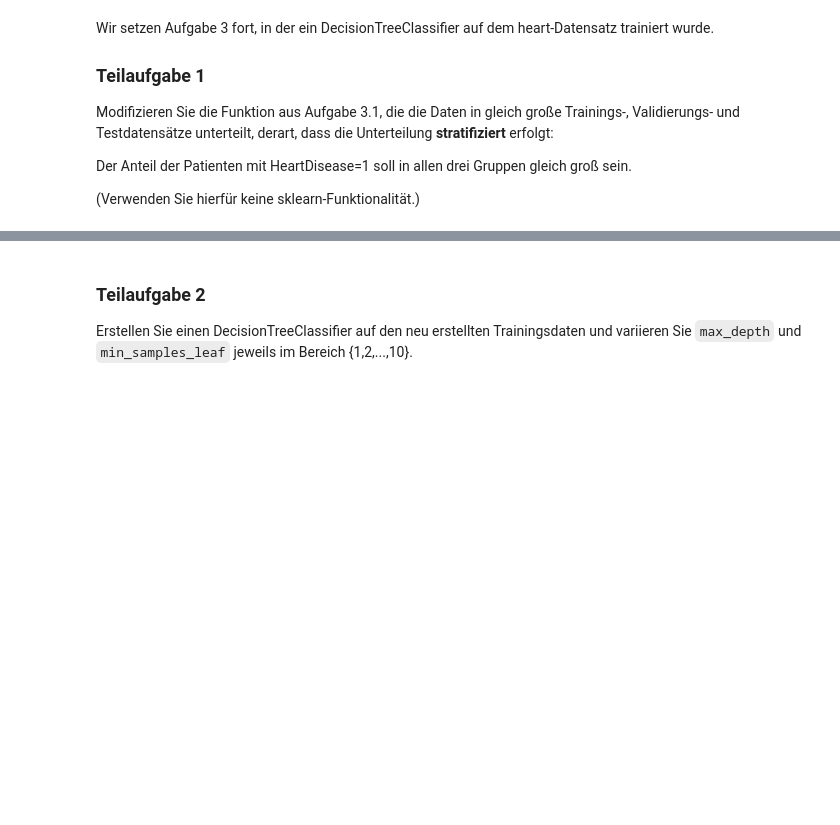
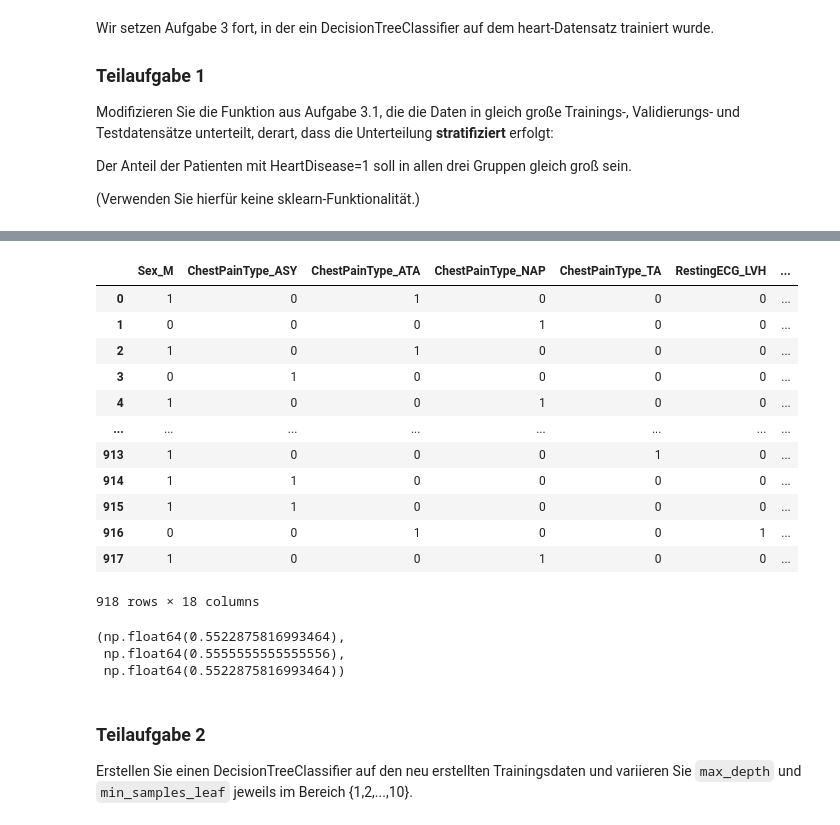
Before and after one commit to MartinElsaesser/data-science, a Jupyter notebook: exercises/exercise5/exercise5.ipynb, the cells around one changed output, grey strips where cells are left out. Cells and saved outputs as stored; diff of their text form; code cells hidden in the pictures; blank space fills up the shorter version.

```diff
--- a/exercises/exercise5/exercise5.ipynb
+++ b/exercises/exercise5/exercise5.ipynb
@@ -10,0 +54,3 @@ Der Anteil der Patienten mit HeartDisease=1 soll in allen drei Gruppen gleich gr
+# %%
+X_numcols = X.select_dtypes(include=np.number).columns.tolist()
+X_numcols
@@ -11,3 +115,38 @@ Der Anteil der Patienten mit HeartDisease=1 soll in allen drei Gruppen gleich gr
+# %%
+X_cat = X_cat.astype("int")
+X = pd.concat([X_cat, X.loc[:,X_numcols]], axis=1)
+X
+# %% [output]
+|  | Sex_M | ChestPainType_ASY | ChestPainType_ATA | ChestPainType_NAP | ChestPainType_TA | RestingECG_LVH | ... |
+| 0 | 1 | 0 | 1 | 0 | 0 | 0 | ... |
+| 1 | 0 | 0 | 0 | 1 | 0 | 0 | ... |
+| 2 | 1 | 0 | 1 | 0 | 0 | 0 | ... |
+| 3 | 0 | 1 | 0 | 0 | 0 | 0 | ... |
+| 4 | 1 | 0 | 0 | 1 | 0 | 0 | ... |
+| ... | ... | ... | ... | ... | ... | ... | ... |
+| 913 | 1 | 0 | 0 | 0 | 1 | 0 | ... |
+| 914 | 1 | 1 | 0 | 0 | 0 | 0 | ... |
+| 915 | 1 | 1 | 0 | 0 | 0 | 0 | ... |
+| 916 | 0 | 0 | 1 | 0 | 0 | 1 | ... |
+| 917 | 1 | 0 | 0 | 1 | 0 | 0 | ... |
+918 rows × 18 columns
+# %%
+
+
+from sklearn.model_selection import train_test_split
+
+
+y = df_heart.iloc[:,-1].copy().astype("int")
+
+X_train, X_rest, y_train, y_rest = train_test_split(X,y, train_size=1/3, random_state=42, stratify=y)
+X_validation, X_test, y_validation, y_test = train_test_split(X_rest, y_rest, train_size=0.5, random_state=42, stratify=y_rest)
+
+# if stratify worked, the mean of y_train, y_validation and y_test should all be the same
+y_train.mean(), y_validation.mean(), y_test.mean()
+# %% [output]
+(np.float64(0.5522875816993464),
+ np.float64(0.5555555555555556),
+ np.float64(0.5522875816993464))
 # %% [markdown]
 ### Teilaufgabe 2
 
```
Also changed, not shown: parts of 10 cells of this notebook.
